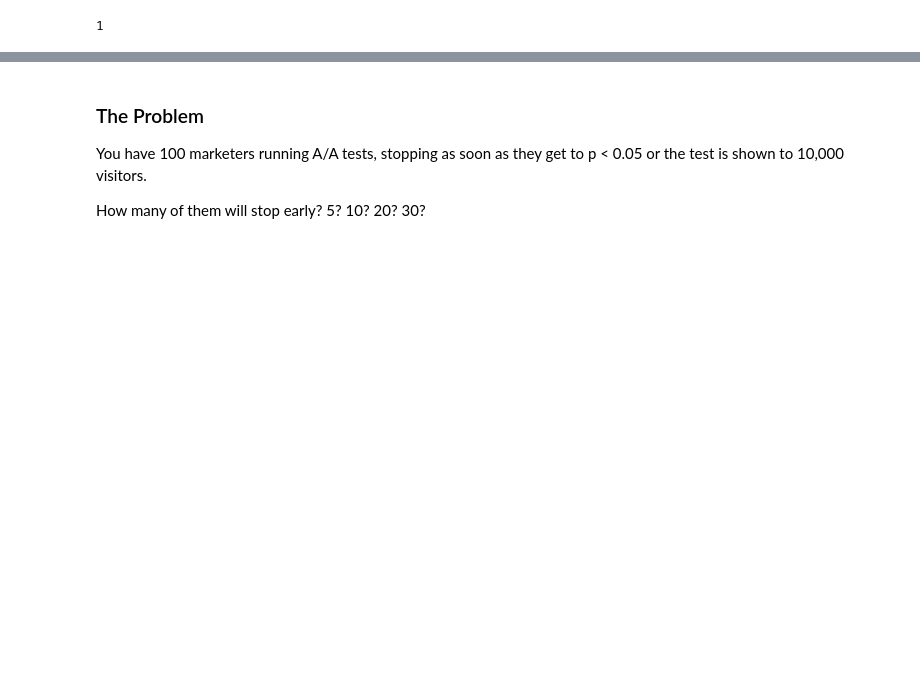
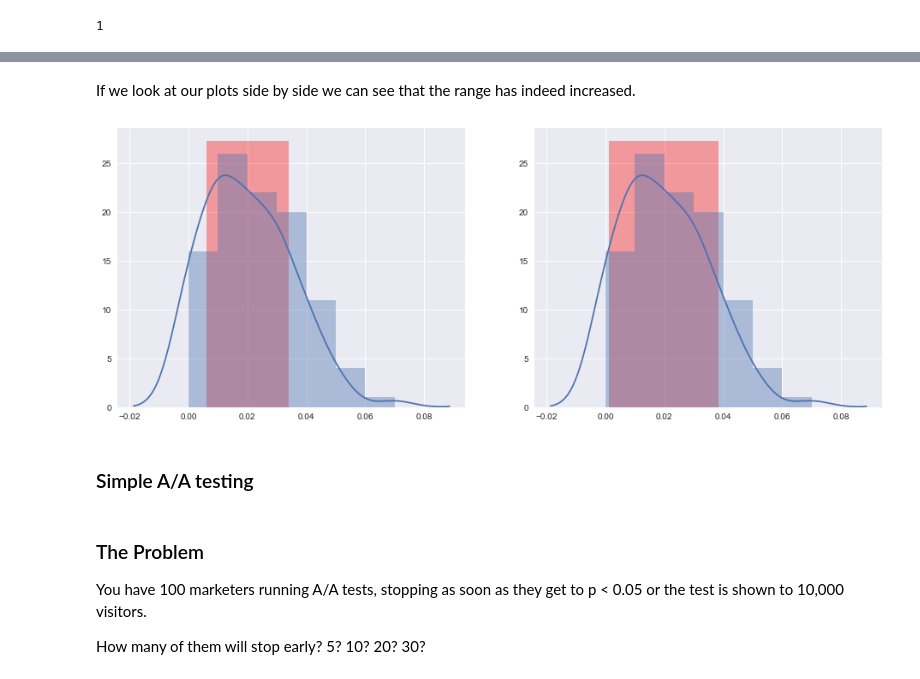
Before and after one commit to theianchan/data-notebooks, a Jupyter notebook: sequential-probability-ratio-test.ipynb, the cells around one changed output, grey strips where cells are left out. Drawn from its saved outputs; the diff is of its cells as text; code cells hidden in the pictures; blank space fills up the shorter version.

```diff
--- a/sequential-probability-ratio-test.ipynb
+++ b/sequential-probability-ratio-test.ipynb
@@ -98,0 +185,4 @@ _ = plt.axvline((0.02 + std_error(0.02, 100)) * 100, color="r")
+# %%
+s_stdev = np.std(v100_t100_cnv)
+s_mean = np.mean(v100_t100_cnv)
+s_df = n_visitors - 1
@@ -99,3 +220,29 @@ _ = plt.axvline((0.02 + std_error(0.02, 100)) * 100, color="r")
+# %% [markdown]
+If we look at our plots side by side we can see that the range has indeed increased.
+# %%
+fig, axarr = plt.subplots(1, 2, figsize=(16, 6))
+
+ax1 = axarr[0]
+_ = sns.distplot(v100_t100_cnv, bins=len(np.unique(v100_t100_cnv)), ax=ax1)
+_ = ax1.fill_between(
+    x=np.arange(lower_se, upper_se, 0.001),
+    y1=plt_height,
+    facecolor="red",
+    alpha=0.35
+)
+
+ax2 = axarr[1]
+_ = sns.distplot(v100_t100_cnv, bins=len(np.unique(v100_t100_cnv)), ax=ax2)
+_ = ax2.fill_between(
+    x=np.arange(lower_ci, upper_ci, 0.001),
+    y1=plt_height,
+    facecolor="red",
+    alpha=0.35
+)
+# %% [output]
+[figure, added]
+# %% [markdown]
+### Simple A/A testing
 # %% [markdown]
 ### The Problem
 
```
Also changed, not shown: parts of 43 cells of this notebook, 3 other files.
